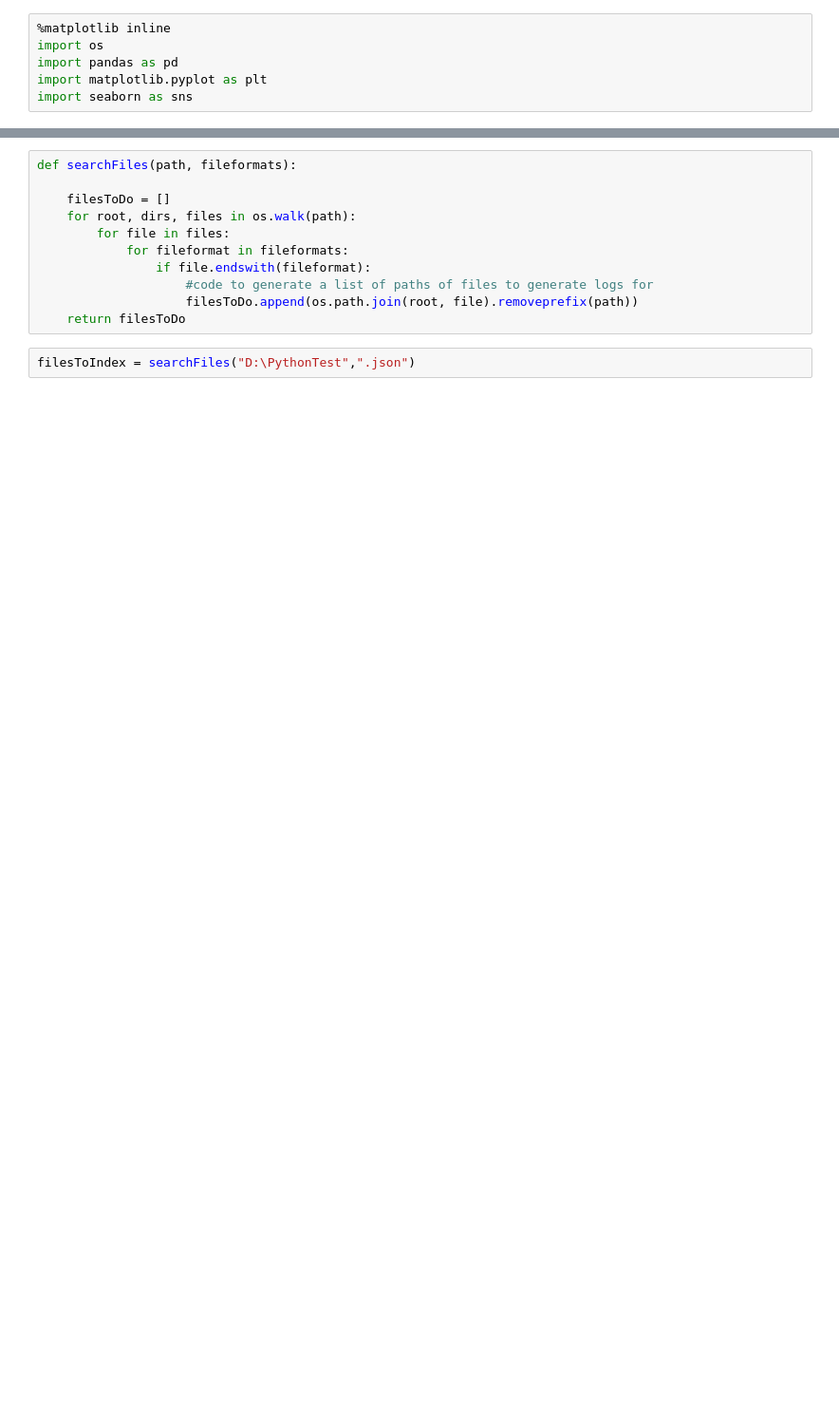
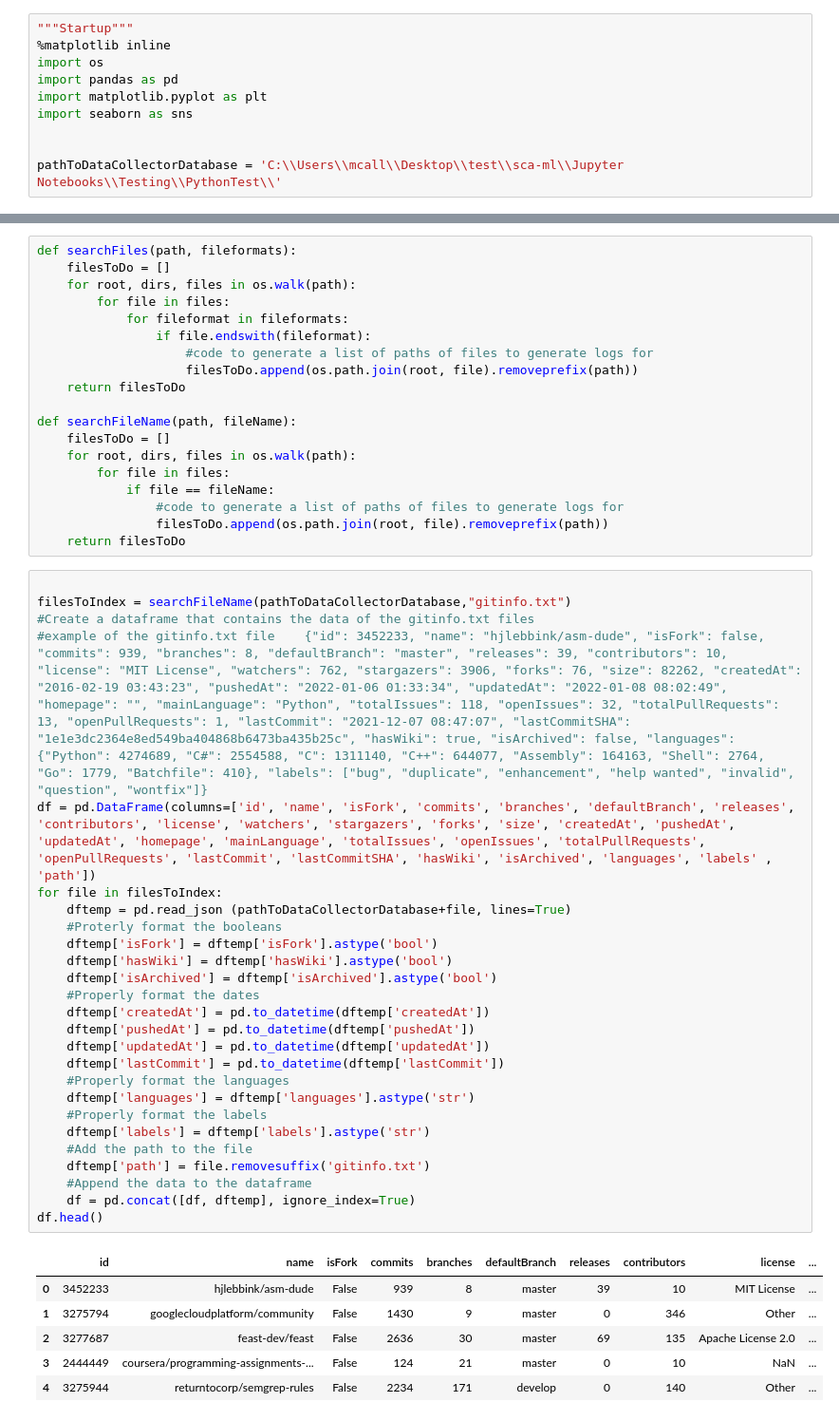
Before and after one commit to alihaider1264/sca-ml, a Jupyter notebook: Jupyter Notebooks/Testing/Python Dataset Testing Notebook.ipynb, the cells around one changed output, grey strips where cells are left out. Shown at 95% size. Saved outputs shown, nothing was run; the diff lists cells and outputs as text; blank space fills up the shorter version.

```diff
--- a/Jupyter Notebooks/Testing/Python Dataset Testing Notebook.ipynb
+++ b/Jupyter Notebooks/Testing/Python Dataset Testing Notebook.ipynb
@@ -1,6 +1,10 @@
 # %%
+"""Startup"""
 %matplotlib inline
 import os
 import pandas as pd
 import matplotlib.pyplot as plt
 import seaborn as sns
+
+
+pathToDataCollectorDatabase = 'C:\\Users\\mcall\\Desktop\\test\\sca-ml\\Jupyter Notebooks\\Testing\\PythonTest\\'
@@ -9,6 +11,5 @@ df = df + pd.read_json('data.json')
 # %%
 def searchFiles(path, fileformats):
-
     filesToDo = []
     for root, dirs, files in os.walk(path):
         for file in files:
@@ -17,5 +18,45 @@ def searchFiles(path, fileformats):
                     #code to generate a list of paths of files to generate logs for
                     filesToDo.append(os.path.join(root, file).removeprefix(path))
     return filesToDo
+
+def searchFileName(path, fileName):
+    filesToDo = []
+    for root, dirs, files in os.walk(path):
+        for file in files:
+            if file == fileName:
+                #code to generate a list of paths of files to generate logs for
+                filesToDo.append(os.path.join(root, file).removeprefix(path))
+    return filesToDo
 # %%
-filesToIndex = searchFiles("D:\PythonTest",".json")
+
+filesToIndex = searchFileName(pathToDataCollectorDatabase,"gitinfo.txt")
+#Create a dataframe that contains the data of the gitinfo.txt files
+#example of the gitinfo.txt file    {"id": 3452233, "name": "hjlebbink/asm-dude", "isFork": false, "commits": 939, "branches": 8, "defaultBranch": "master", "releases": 39, "contributors": 10, "license": "MIT License", "watchers": 762, "stargazers": 3906, "forks": 76, "size": 82262, "createdAt": "2016-02-19 03:43:23", "pushedAt": "2022-01-06 01:33:34", "updatedAt": "2022-01-08 08:02:49", "homepage": "", "mainLanguage": "Python", "totalIssues": 118, "openIssues": 32, "totalPullRequests": 13, "openPullRequests": 1, "lastCommit": "2021-12-07 08:47:07", "lastCommitSHA": "1e1e3dc2364e8ed549ba404868b6473ba435b25c", "hasWiki": true, "isArchived": false, "languages": {"Python": 4274689, "C#": 2554588, "C": 1311140, "C++": 644077, "Assembly": 164163, "Shell": 2764, "Go": 1779, "Batchfile": 410}, "labels": ["bug", "duplicate", "enhancement", "help wanted", "invalid", "question", "wontfix"]}
+df = pd.DataFrame(columns=['id', 'name', 'isFork', 'commits', 'branches', 'defaultBranch', 'releases', 'contributors', 'license', 'watchers', 'stargazers', 'forks', 'size', 'createdAt', 'pushedAt', 'updatedAt', 'homepage', 'mainLanguage', 'totalIssues', 'openIssues', 'totalPullRequests', 'openPullRequests', 'lastCommit', 'lastCommitSHA', 'hasWiki', 'isArchived', 'languages', 'labels' , 'path'])
+for file in filesToIndex:
+    dftemp = pd.read_json (pathToDataCollectorDatabase+file, lines=True)
+    #Proterly format the booleans
+    dftemp['isFork'] = dftemp['isFork'].astype('bool')
+    dftemp['hasWiki'] = dftemp['hasWiki'].astype('bool')
+    dftemp['isArchived'] = dftemp['isArchived'].astype('bool')
+    #Properly format the dates
+    dftemp['createdAt'] = pd.to_datetime(dftemp['createdAt'])
+    dftemp['pushedAt'] = pd.to_datetime(dftemp['pushedAt'])
+    dftemp['updatedAt'] = pd.to_datetime(dftemp['updatedAt'])
+    dftemp['lastCommit'] = pd.to_datetime(dftemp['lastCommit'])
+    #Properly format the languages
+    dftemp['languages'] = dftemp['languages'].astype('str')
+    #Properly format the labels
+    dftemp['labels'] = dftemp['labels'].astype('str')
+    #Add the path to the file
+    dftemp['path'] = file.removesuffix('gitinfo.txt')
+    #Append the data to the dataframe
+    df = pd.concat([df, dftemp], ignore_index=True)
+df.head()
+# %% [output]
+|  | id | name | isFork | commits | branches | defaultBranch | releases | contributors | license | ... |
+| 0 | 3452233 | hjlebbink/asm-dude | False | 939 | 8 | master | 39 | 10 | MIT License | ... |
+| 1 | 3275794 | googlecloudplatform/community | False | 1430 | 9 | master | 0 | 346 | Other | ... |
+| 2 | 3277687 | feast-dev/feast | False | 2636 | 30 | master | 69 | 135 | Apache License 2.0 | ... |
+| 3 | 2444449 | coursera/programming-assignments-... | False | 124 | 21 | master | 0 | 10 | NaN | ... |
+| 4 | 3275944 | returntocorp/semgrep-rules | False | 2234 | 171 | develop | 0 | 140 | Other | ... |
```
Also changed, not shown: parts of 7 cells of this notebook.
